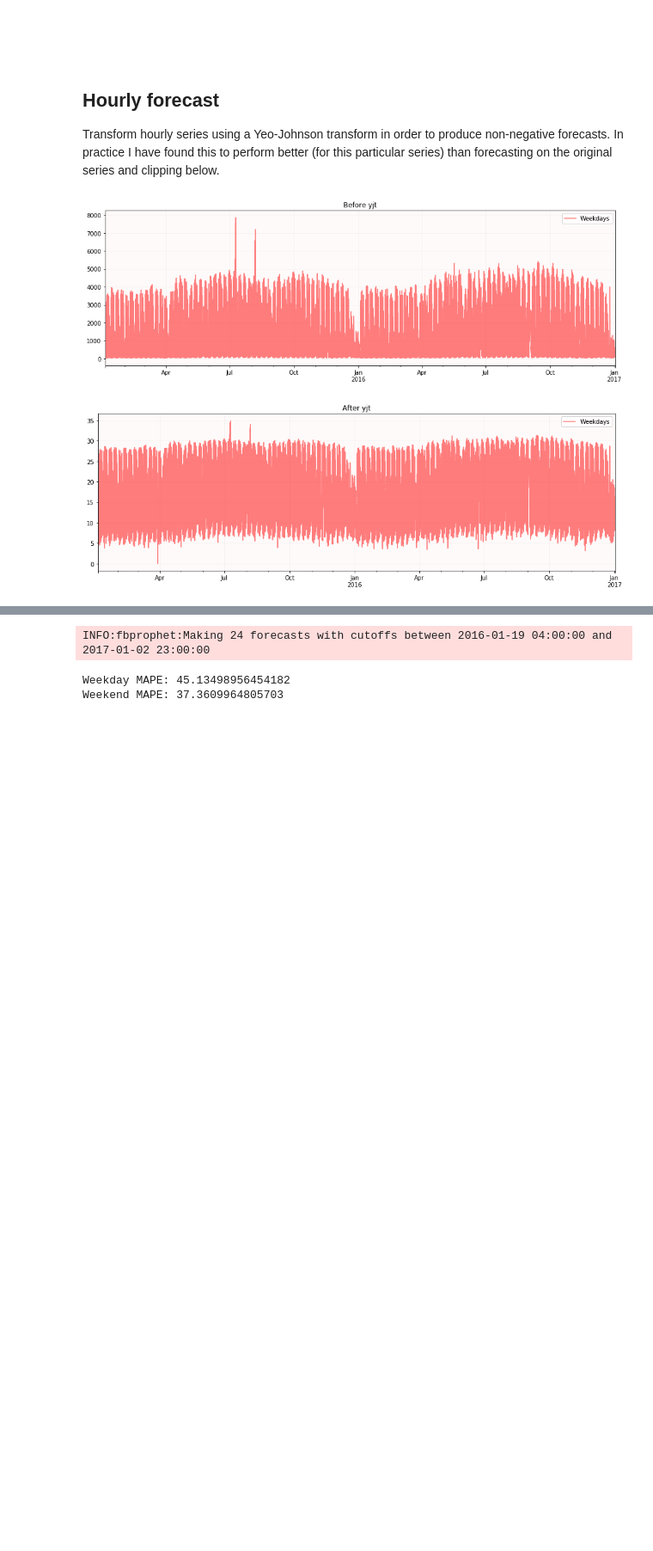
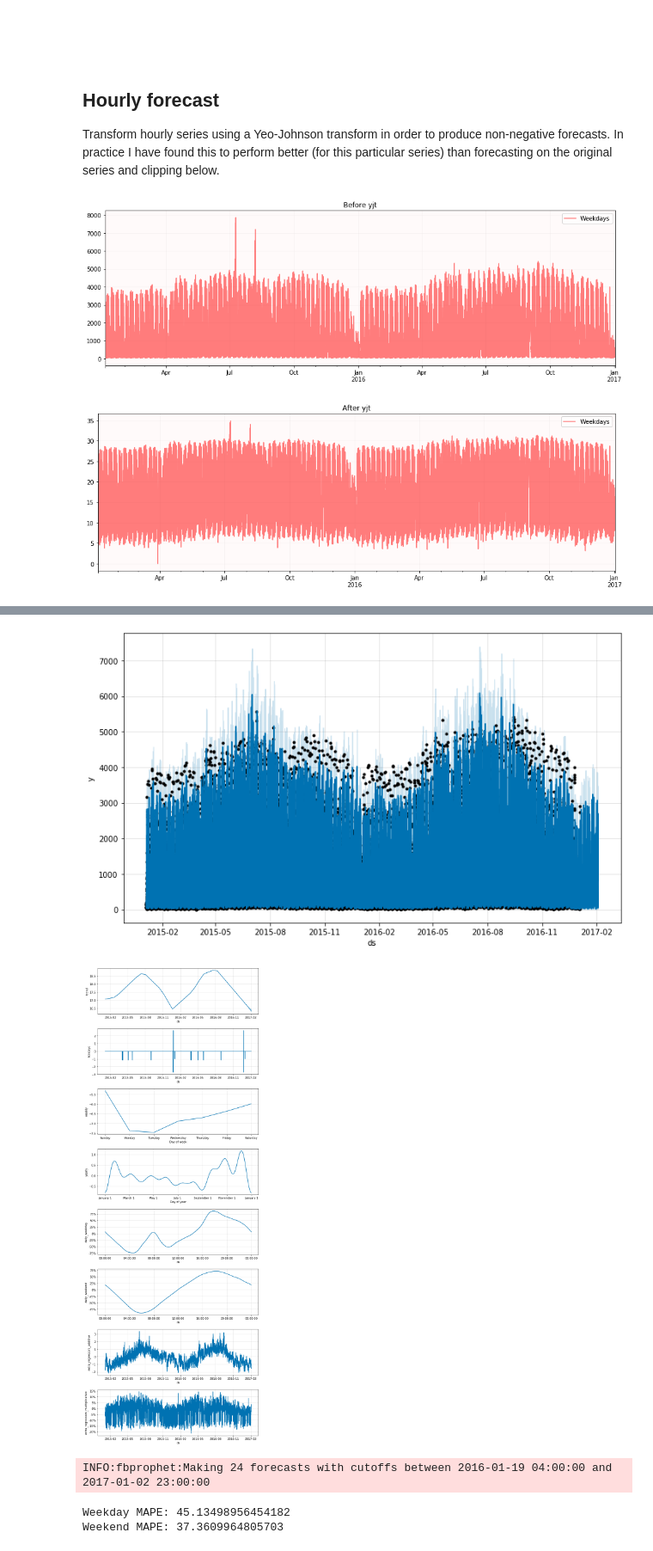
Before and after one commit to W-Tran/london-bike-share, a Jupyter notebook: london_bike_share.ipynb, the cells around one changed output, grey strips where cells are left out. Shown at 86% size. Drawn from its saved outputs; the diff is of its cells as text; code cells hidden in the pictures; blank space fills up the shorter version.

```diff
--- a/london_bike_share.ipynb
+++ b/london_bike_share.ipynb
@@ -593 +384,78 @@ f = m.plot_components(forecast)
+# %%
+data, yjt = preprocess_hourly(bike_share_df)
+holidays = get_daily_holidays(bike_share_df)
+
+# Build model
+m = Prophet(
+    yearly_seasonality=False,
+    weekly_seasonality=False,
+    daily_seasonality=False,
+    growth='linear',
+    n_changepoints=25,
+    holidays=holidays
+).add_seasonality(
+    name='daily_weekday',
+    period=1,
+    fourier_order=15,
+    prior_scale=30,
+    condition_name='is_weekday',
+    mode='multiplicative'
+).add_seasonality(
+    name='daily_weekend',
+    period=1,
+    fourier_order=15,  # 15
+    prior_scale=30,  # 30
+    condition_name='is_weekend',
+    mode='multiplicative'
+).add_seasonality(
+    name='weekly',
+    period=7,
+    fourier_order=10,
+    prior_scale=10,
+    mode='additive'
+).add_seasonality(
+    name='yearly',
+    period=365,
+    fourier_order=10,
+    prior_scale=10
+).add_regressor(
+    name='t1',
+    mode='additive',
+    prior_scale=5
+).add_regressor(
+    name='hum',
+    mode='multiplicative',
+    prior_scale=5
+).add_regressor(
+    name='wind_speed',
+    mode='multiplicative',
+    prior_scale=5
+).add_regressor(
+    name='rain_thunder_snow',
+    mode='multiplicative',
+    prior_scale=5
+)
+
+m.fit(data)
+
+future = m.make_future_dataframe(730, freq='H')
+future['is_weekend'] = future['ds'].apply(is_weekend)
+future['is_weekday'] = ~future['ds'].apply(is_weekend)
+future = add_hourly_future_averages(future, data, 't1')
+future = add_hourly_future_averages(future, data, 'hum')
+future = add_hourly_future_averages(future, data, 'wind_speed')
+future = sample_future_weather(future, data, 'rain_thunder_snow')
+forecast = m.predict(future)
+
+forecast['yhat'] = yjt.inverse_transform(forecast[['yhat']])
+forecast['yhat_lower'] = yjt.inverse_transform(forecast[['yhat_lower']])
+forecast['yhat_upper'] = yjt.inverse_transform(forecast[['yhat_upper']])
+
+m.history['y'] = yjt.inverse_transform(m.history[['y']])
+
+fig = m.plot(forecast)
+f = m.plot_components(forecast)
+# %% [output]
+[figure, added]
+[figure, added]
 # %%
```
Also changed, not shown: parts of 21 cells of this notebook.
